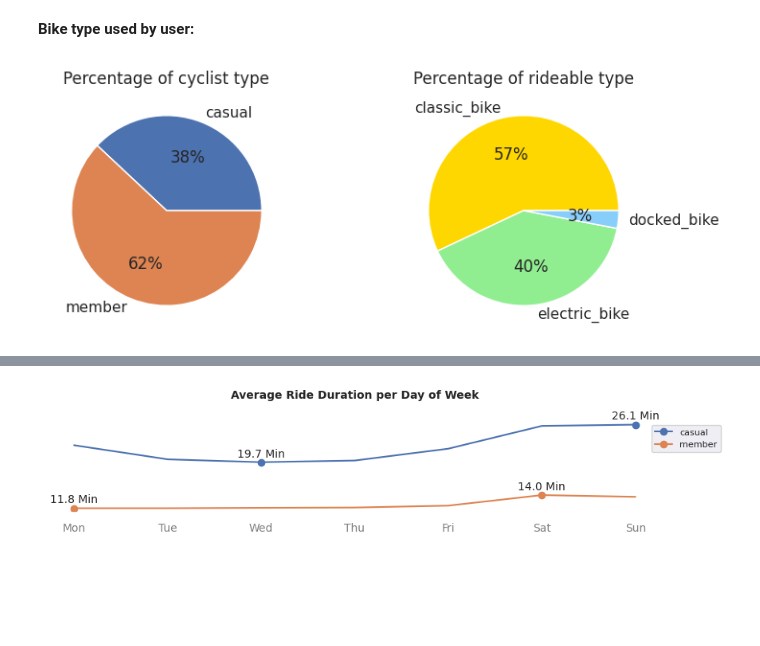
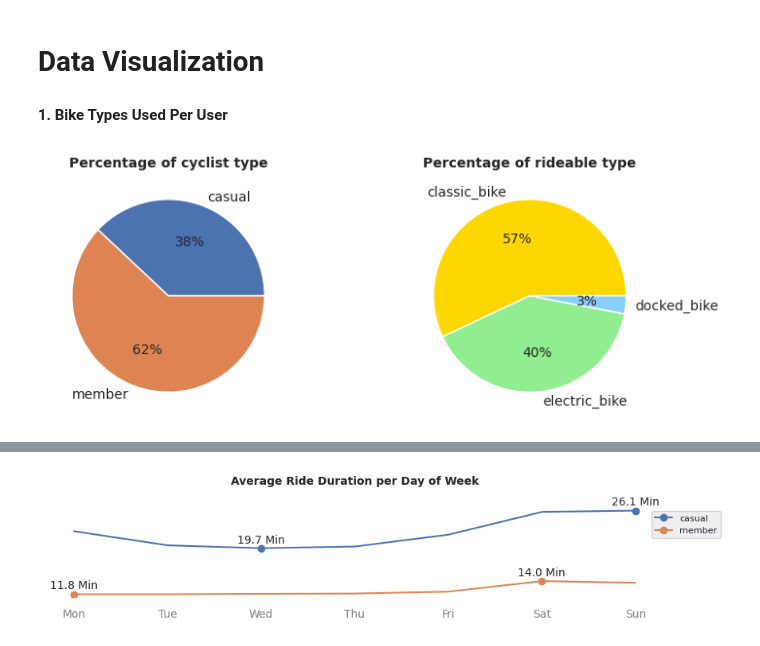
Before and after one commit to hanghuynh09/Bike-Share-Analysis, a Jupyter notebook: cyclist_bike_share_analysis.ipynb, the cells around one changed output, grey strips where cells are left out. Cells and saved outputs as stored; diff of their text form; code cells hidden in the pictures; blank space fills up the shorter version.

```diff
--- a/cyclist_bike_share_analysis.ipynb
+++ b/cyclist_bike_share_analysis.ipynb
@@ -266,31 +259,33 @@ df.head()
 | 4 | E3491C5273700783 | classic_bike | 2023-06-21 13:24:46 | 2023-06-21 13:40:47 | Cottage Grove Ave & 51st St | TA1309000067 | Cottage Grove Ave & 51st St | ... |
 | 6 | 206CA7317C7F4D44 | classic_bike | 2023-06-26 13:39:20 | 2023-06-26 13:41:04 | Cottage Grove Ave & 51st St | TA1309000067 | Cottage Grove Ave & 51st St | ... |
 | 7 | 1E1BA8971F280144 | classic_bike | 2023-06-30 18:05:47 | 2023-06-30 18:22:26 | Cottage Grove Ave & 51st St | TA1309000067 | Cottage Grove Ave & 51st St | ... |
-# %% [markdown]
-**Bike type used by user:**
+# %% [markdown]
+# **Data Visualization**
+# %% [markdown]
+**1. Bike Types Used Per User**
 # %%
 # percentage of cyclist types and rideable type in whole data
 percentage_casual = round(df[df['member_casual'] == 'casual'].shape[0]/df.shape[0],2)
 percentage_member = 1- percentage_casual
 slice = [percentage_casual,percentage_member]
 label = ['casual','member']
 
 plt.figure(figsize=(8, 4))
 plt.subplot(1, 2, 1)
-plt.pie(slice, labels = label, autopct = '%1.0f%%')
-plt.title("Percentage of cyclist type")
+plt.pie(slice, labels = label, autopct = '%1.0f%%',textprops={'fontsize': 10})
+plt.title("Percentage of cyclist type", fontsize = 10, fontweight = 'bold', )
 
 percentage_classic = round(df[df['rideable_type'] == 'classic_bike'].shape[0]/df.shape[0],2)
 percentage_electric = round(df[df['rideable_type'] == 'electric_bike'].shape[0]/df.shape[0],2)
 percentage_docked = 1 - (percentage_classic + percentage_electric)
 slice2 = [percentage_classic,percentage_electric,percentage_docked]
 labels2 = ['classic_bike','electric_bike', 'docked_bike']
 colors = ['gold', 'lightgreen','lightskyblue']
 plt.subplot(1, 2, 2)
-plt.pie(slice2, labels = labels2, autopct = '%1.0f%%', colors=colors)
-plt.title("Percentage of rideable type")
+plt.pie(slice2, labels = labels2, autopct = '%1.0f%%', colors=colors, textprops={'fontsize': 10})
+plt.title("Percentage of rideable type", fontsize = 10, fontweight = 'bold')
 
 plt.subplots_adjust(wspace=0.5)
 plt.show()
 # %% [output]
-[figure, old version]
+[figure, new version]
```
Also changed, not shown: parts of 13 cells of this notebook.
